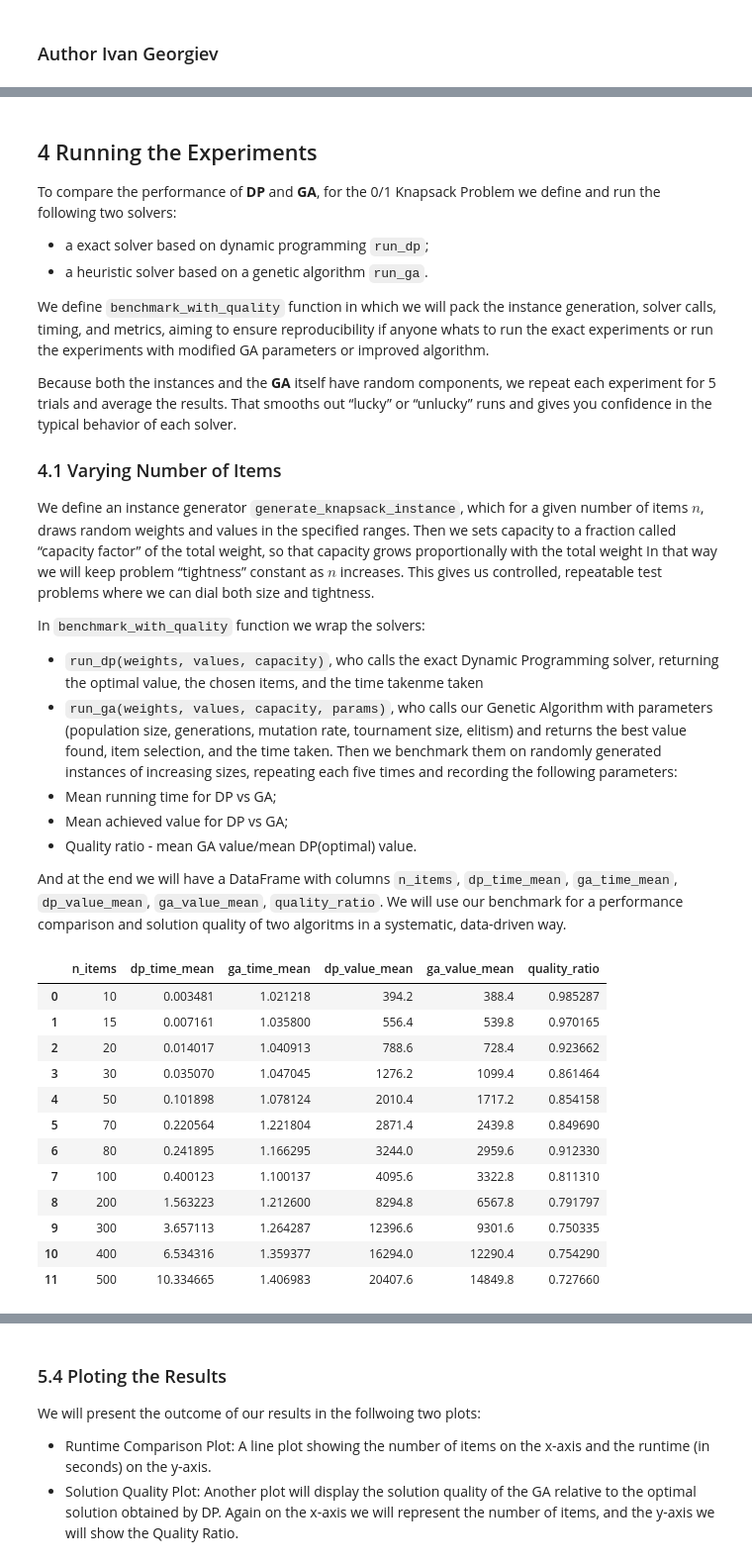
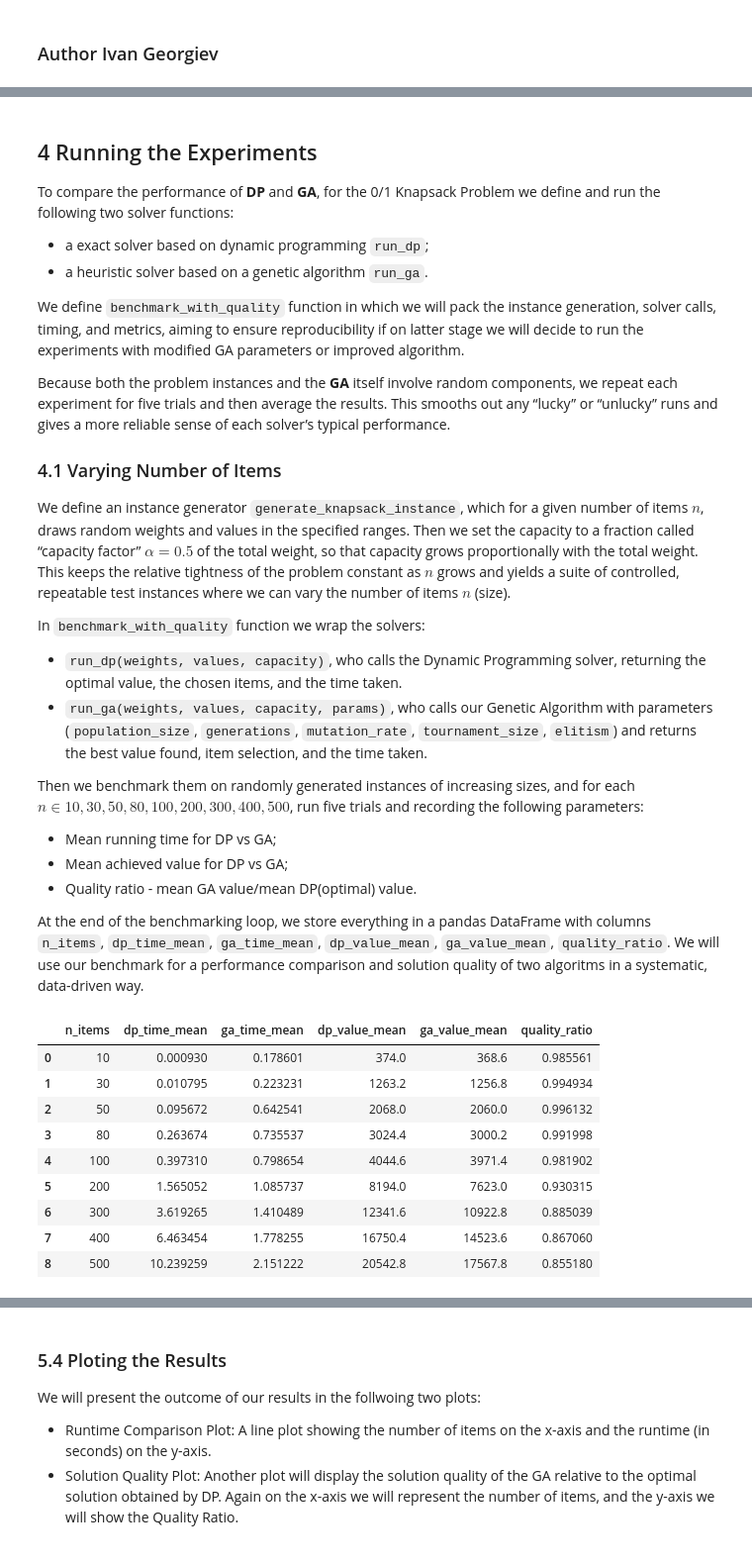
Before and after one commit to i11g/Project, a Jupyter notebook: Math Project.ipynb, the cells around one changed output, grey strips where cells are left out. Shown: that part at 99% size. Cells and saved outputs as stored; diff of their text form; code cells hidden in the pictures.

```diff
--- a/Math Project.ipynb
+++ b/Math Project.ipynb
@@ -347,26 +361,27 @@ def solve_knapsack_ga(weights, values, capacity, population_size=100, num_genera
     return best_val, best_ind
 # %% [markdown]
 ## 4 Running the Experiments
-To compare the performance of **DP** and **GA**, for the 0/1 Knapsack Problem we define and run the following two solvers:
+To compare the performance of **DP** and **GA**, for the 0/1 Knapsack Problem we define and run the following two solver functions:
 - a exact solver based on dynamic programming `run_dp`;
 - a heuristic solver based on a genetic algorithm `run_ga`.
 
-We define `benchmark_with_quality` function in which we will pack the instance generation, solver calls, timing, and metrics, aiming to ensure reproducibility if anyone whats to run the exact experiments or run the experiments with modified GA parameters or improved algorithm.
+We define `benchmark_with_quality` function in which we will pack the instance generation, solver calls, timing, and metrics, aiming to ensure reproducibility if on latter stage we will decide to run the experiments with modified GA parameters or improved algorithm.
 
-Because both the instances and the **GA** itself have random components, we repeat each experiment for 5 trials and average the results. That smooths out “lucky” or “unlucky” runs and gives you confidence in the typical behavior of each solver.
+Because both the problem instances and the **GA** itself involve random components, we repeat each experiment for five trials and then average the results. This smooths out any “lucky” or “unlucky” runs and gives a more reliable sense of each solver’s typical performance.
 
 ### 4.1 Varying Number of Items
-We define an instance generator `generate_knapsack_instance`, which for a given number of items $n$, draws random weights and values in the specified ranges. Then we sets capacity to a fraction called “capacity factor” of the total weight, so that capacity grows proportionally with the total weight In that way we will keep problem “tightness” constant as $𝑛$ increases. This gives us controlled, repeatable test problems where we can dial both size and tightness.
+We define an instance generator `generate_knapsack_instance`, which for a given number of items $n$, draws random weights and values in the specified ranges. Then we set the capacity to a fraction called “capacity factor” $\alpha = 0.5$ of the total weight, so that capacity grows proportionally with the total weight. This keeps the relative tightness of the problem constant as $n$ grows and yields a suite of controlled, repeatable test instances where we can vary the number of items $n$ (size).
 
 In `benchmark_with_quality` function we wrap the solvers:
-- `run_dp(weights, values, capacity)`, who calls the exact Dynamic Programming solver, returning the optimal value, the chosen items, and the time takenme taken
-- `run_ga(weights, values, capacity, params)`, who calls our Genetic Algorithm with parameters (population size, generations, mutation rate, tournament size, elitism) and returns the best value found, item selection, and the time taken.
-Then we benchmark them on randomly generated instances of increasing sizes, repeating each five times and recording the following parameters:
+- `run_dp(weights, values, capacity)`, who calls the Dynamic Programming solver, returning the optimal value, the chosen items, and the time taken.
+- `run_ga(weights, values, capacity, params)`, who calls our Genetic Algorithm with parameters (`population_size`, `generations`, `mutation_rate`, `tournament_size`, `elitism`) and returns the best value found, item selection, and the time taken.
+
+Then we benchmark them on randomly generated instances of increasing sizes, and for each $n\in{10, 30, 50,  80, 100, 200, 300, 400, 500}$, run five trials and recording the following parameters:
 - Mean running time for DP vs GA;
 - Mean achieved value for DP vs GA;
 - Quality ratio - mean GA value/mean DP(optimal) value.
 
-And at the end we will have a DataFrame with columns `n_items`, `dp_time_mean`, `ga_time_mean`, `dp_value_mean`, `ga_value_mean`, `quality_ratio`. We will use our benchmark for a performance comparison and solution quality of two algoritms in a systematic, data-driven way.
+At the end of the benchmarking loop, we store everything in a pandas DataFrame with columns `n_items`, `dp_time_mean`, `ga_time_mean`, `dp_value_mean`, `ga_value_mean`, `quality_ratio`. We will use our benchmark for a performance comparison and solution quality of two algoritms in a systematic, data-driven way.
 # %%
 def generate_knapsack_instance(n, weight_range=(1,100), value_range=(1,100), capacity_factor=0.5):
     weights = np.random.randint(weight_range[0], weight_range[1]+1, size=n)
@@ -386,22 +401,21 @@ def run_ga(weights, values, capacity, params):
         population_size=params['population_size'],
         num_generations=params['num_generations'],
         mutation_rate=params['mutation_rate'],
-        tournament_size=params['tournament_size'],
-        elitism=params['elitism']
+        tournament_size=params['tournament_size']
+
     )
     return value, selected, time.perf_counter() - t0
 
 # Benchmark function with quality measure
-def benchmark_with_quality(ns, repeats=5, ga_params=None):
+def benchmark_with_quality(ns, repeats=3, ga_params=None):
     # always start with an empty results list
     results = []
     if ga_params is None:
         ga_params = {
             'population_size': 100,
-            'num_generations': 500,
+            'num_generations': 200,
             'mutation_rate': 0.01,
-            'tournament_size': 5,
-            'elitism': True
+            'tournament_size': 2
         }
 
     for n in ns:
@@ -410,50 +424,48 @@ def benchmark_with_quality(ns, repeats=5, ga_params=None):
         for _ in range(repeats):
             w, v, C = generate_knapsack_instance(n)
             val_dp, _, t_dp = run_dp(w, v, C)
             val_ga, _, t_ga = run_ga(w, v, C, ga_params)
             dp_times.append(t_dp)
             ga_times.append(t_ga)
             dp_vals.append(val_dp)
             ga_vals.append(val_ga)
 
         mean_dp_val = np.mean(dp_vals)
         mean_ga_val = np.mean(ga_vals)
         results.append({
             'n_items': n,
             'dp_time_mean': np.mean(dp_times),
             'ga_time_mean': np.mean(ga_times),
             'dp_value_mean': mean_dp_val,
             'ga_value_mean': mean_ga_val,
             'quality_ratio': mean_ga_val / mean_dp_val
         })
     return pd.DataFrame(results)
 
 # Define and run
-ns = [10, 15, 20, 30, 50, 70, 80, 100, 200, 300, 400, 500]
+ns = [10, 30, 50, 80, 100, 200, 300, 400, 500]
 ga_params = {
-    'population_size': 200,
-    'num_generations': 500,
+    'population_size': 100,
+    'num_generations': 200,
     'mutation_rate': 0.01,
-    'tournament_size': 5,
-    'elitism': True}
+    'tournament_size': 2,
+ }
+
 df_quality = benchmark_with_quality(ns, repeats=5, ga_params=ga_params)
 
 # Display results
 display(df_quality)
 # %% [output]
 |  | n_items | dp_time_mean | ga_time_mean | dp_value_mean | ga_value_mean | quality_ratio |
-| 0 | 10 | 0.003481 | 1.021218 | 394.2 | 388.4 | 0.985287 |
-| 1 | 15 | 0.007161 | 1.035800 | 556.4 | 539.8 | 0.970165 |
-| 2 | 20 | 0.014017 | 1.040913 | 788.6 | 728.4 | 0.923662 |
-| 3 | 30 | 0.035070 | 1.047045 | 1276.2 | 1099.4 | 0.861464 |
-| 4 | 50 | 0.101898 | 1.078124 | 2010.4 | 1717.2 | 0.854158 |
-| 5 | 70 | 0.220564 | 1.221804 | 2871.4 | 2439.8 | 0.849690 |
-| 6 | 80 | 0.241895 | 1.166295 | 3244.0 | 2959.6 | 0.912330 |
-| 7 | 100 | 0.400123 | 1.100137 | 4095.6 | 3322.8 | 0.811310 |
-| 8 | 200 | 1.563223 | 1.212600 | 8294.8 | 6567.8 | 0.791797 |
-| 9 | 300 | 3.657113 | 1.264287 | 12396.6 | 9301.6 | 0.750335 |
-| 10 | 400 | 6.534316 | 1.359377 | 16294.0 | 12290.4 | 0.754290 |
-| 11 | 500 | 10.334665 | 1.406983 | 20407.6 | 14849.8 | 0.727660 |
+| 0 | 10 | 0.000930 | 0.178601 | 374.0 | 368.6 | 0.985561 |
+| 1 | 30 | 0.010795 | 0.223231 | 1263.2 | 1256.8 | 0.994934 |
+| 2 | 50 | 0.095672 | 0.642541 | 2068.0 | 2060.0 | 0.996132 |
+| 3 | 80 | 0.263674 | 0.735537 | 3024.4 | 3000.2 | 0.991998 |
+| 4 | 100 | 0.397310 | 0.798654 | 4044.6 | 3971.4 | 0.981902 |
+| 5 | 200 | 1.565052 | 1.085737 | 8194.0 | 7623.0 | 0.930315 |
+| 6 | 300 | 3.619265 | 1.410489 | 12341.6 | 10922.8 | 0.885039 |
+| 7 | 400 | 6.463454 | 1.778255 | 16750.4 | 14523.6 | 0.867060 |
+| 8 | 500 | 10.239259 | 2.151222 | 20542.8 | 17567.8 | 0.855180 |
 # %% [markdown]
 #### 4.1.1 Plotting the results
 To present the outcome of our results we will performe the follwoing two plots:
```
Also changed, not shown: parts of 30 cells of this notebook, 7 other files.
